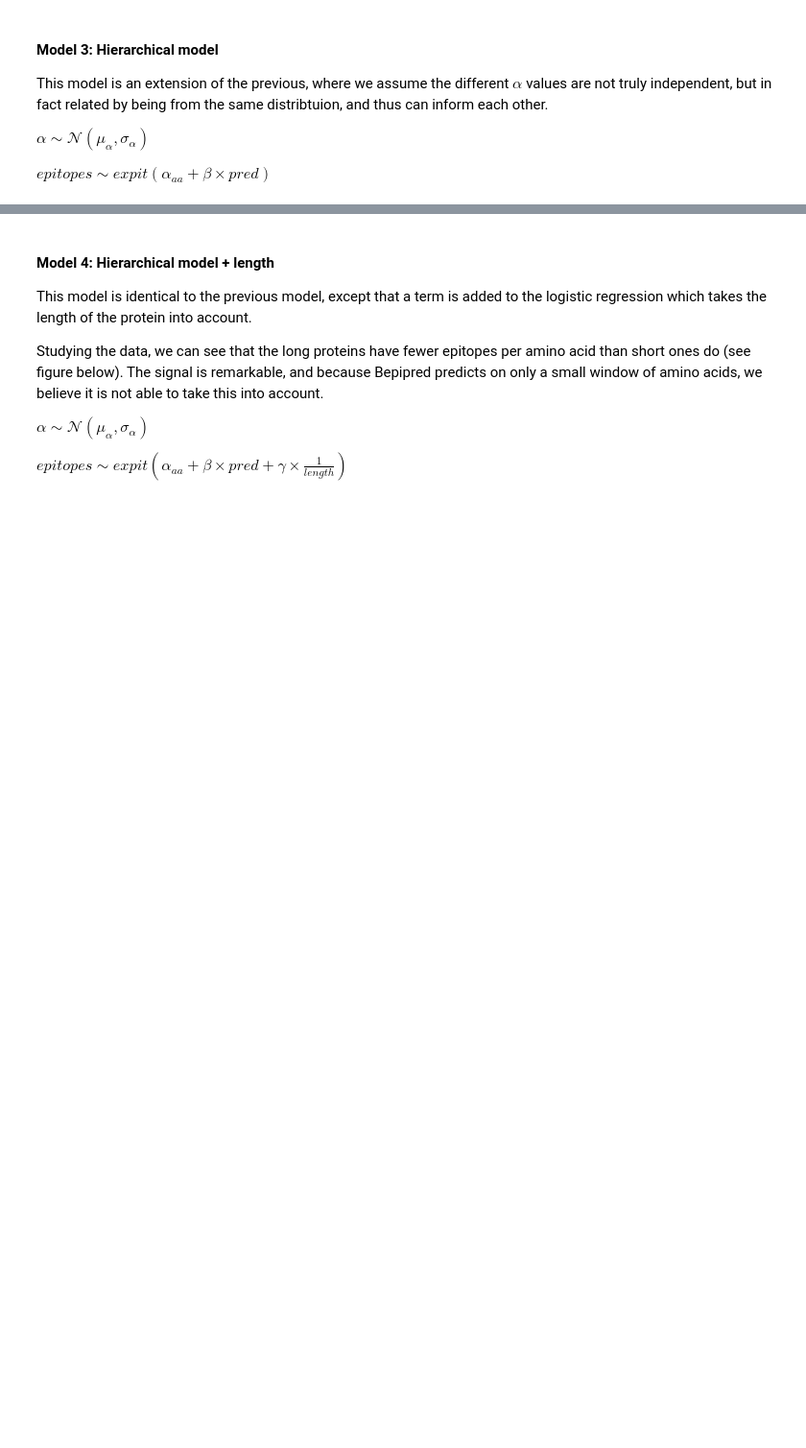
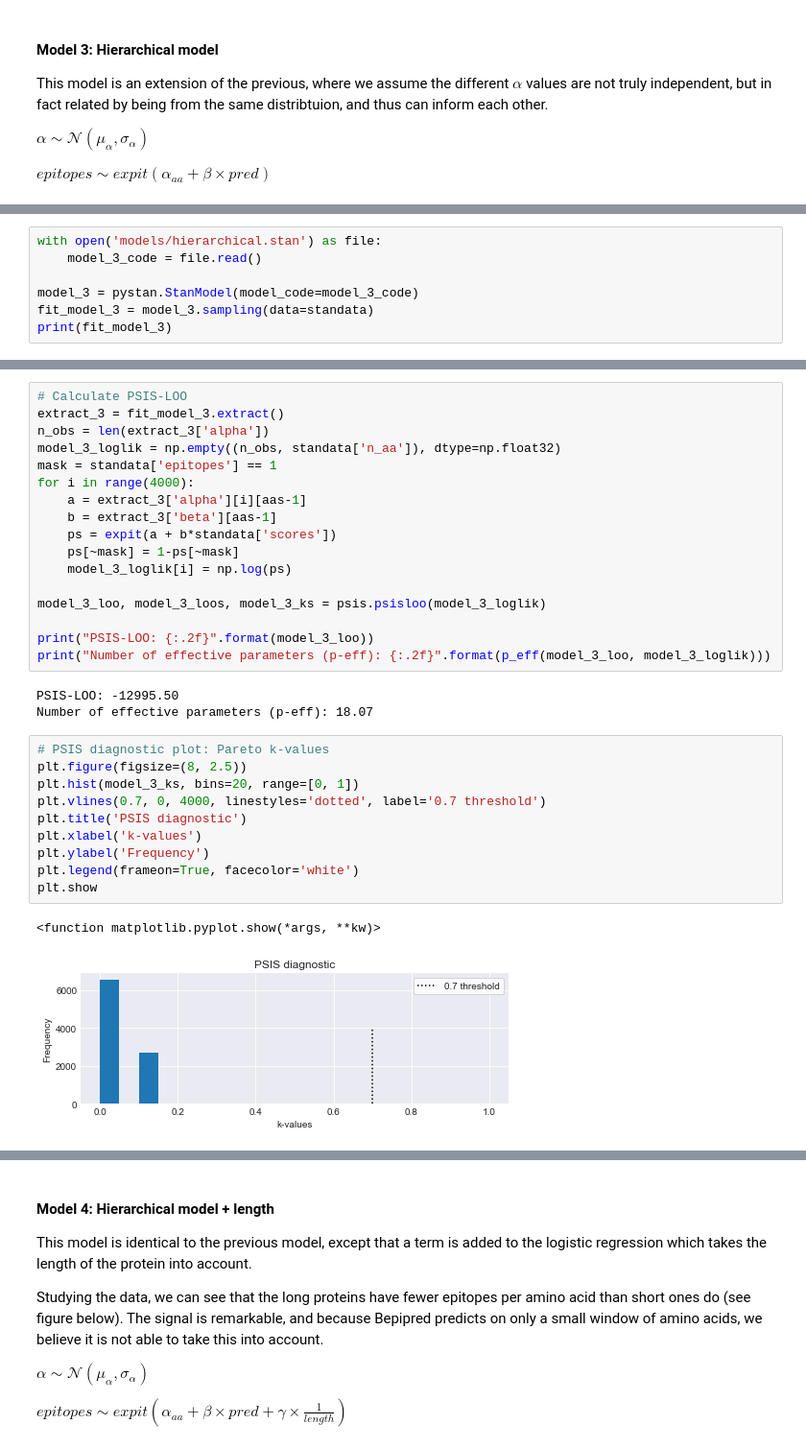
Before and after one commit to BirkirRey/BayesianBepipred, a Jupyter notebook: jakob_dennis/report_nissen_pohl.ipynb, the cells around one changed output, grey strips where cells are left out. Shown at 96% size. Cells and saved outputs as stored; diff of their text form; blank space fills up the shorter version.

```diff
--- a/jakob_dennis/report_nissen_pohl.ipynb
+++ b/jakob_dennis/report_nissen_pohl.ipynb
@@ -494,0 +483,7 @@ $epitopes \sim expit(\alpha_{aa} + \beta \times pred)$
+# %%
+with open('models/hierarchical.stan') as file:
+    model_3_code = file.read()
+
+model_3 = pystan.StanModel(model_code=model_3_code)
+fit_model_3 = model_3.sampling(data=standata)
+print(fit_model_3)
@@ -494,0 +511,33 @@ $epitopes \sim expit(\alpha_{aa} + \beta \times pred)$
+# %%
+# Calculate PSIS-LOO
+extract_3 = fit_model_3.extract()
+n_obs = len(extract_3['alpha'])
+model_3_loglik = np.empty((n_obs, standata['n_aa']), dtype=np.float32)
+mask = standata['epitopes'] == 1
+for i in range(4000):
+    a = extract_3['alpha'][i][aas-1]
+    b = extract_3['beta'][aas-1]
+    ps = expit(a + b*standata['scores'])
+    ps[~mask] = 1-ps[~mask]
+    model_3_loglik[i] = np.log(ps)
+
+model_3_loo, model_3_loos, model_3_ks = psis.psisloo(model_3_loglik)
+
+print("PSIS-LOO: {:.2f}".format(model_3_loo))
+print("Number of effective parameters (p-eff): {:.2f}".format(p_eff(model_3_loo, model_3_loglik)))
+# %% [output]
+PSIS-LOO: -12995.50
+Number of effective parameters (p-eff): 18.07
+# %%
+# PSIS diagnostic plot: Pareto k-values
+plt.figure(figsize=(8, 2.5))
+plt.hist(model_3_ks, bins=20, range=[0, 1])
+plt.vlines(0.7, 0, 4000, linestyles='dotted', label='0.7 threshold')
+plt.title('PSIS diagnostic')
+plt.xlabel('k-values')
+plt.ylabel('Frequency')
+plt.legend(frameon=True, facecolor='white')
+plt.show
+# %% [output]
+<function matplotlib.pyplot.show(*args, **kw)>
+[figure, added]
```
Also changed, not shown: parts of 57 cells of this notebook.
